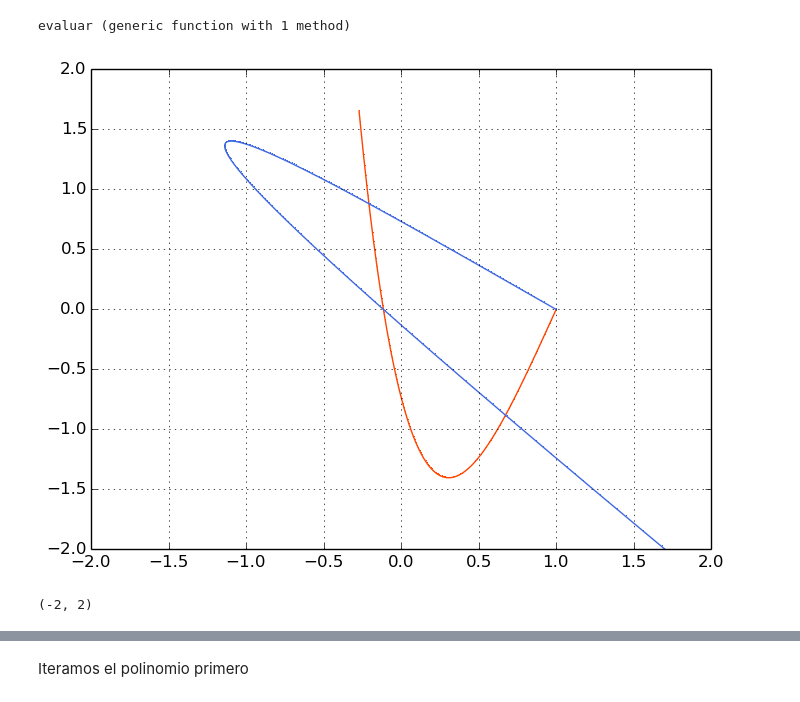
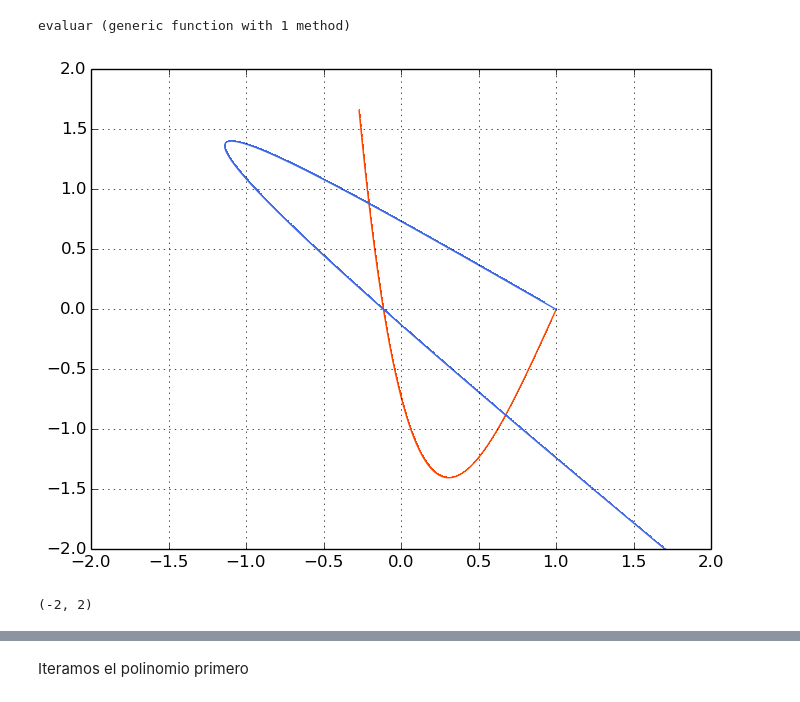
Before and after one commit to alvarezeve/Tesis-Variedades-Estables-e-inestables, a Jupyter notebook: Conjuntos fundamentales 2.ipynb, the cells around one changed output, grey strips where cells are left out. Drawn from its saved outputs; the diff is of its cells as text; code cells hidden in the pictures.

```diff
--- a/Conjuntos fundamentales 2.ipynb
+++ b/Conjuntos fundamentales 2.ipynb
@@ -43,8 +43,8 @@ jung2(x,y)=JungI(x,y,5.7)
 # %% [output]
 jung2 (generic function with 1 method)
 # %%
-#Orden = 86 #orden del polinomio
-Orden = 10
+Orden = 86 #orden del polinomio
+#Orden = 10
 #a = parse(BigFloat,"3.4") #por si queremos hacerlo con bigfloat
 #x_f = parse(BigFloat,"1.")
 #y_f= parse(BigFloat,"0.")
@@ -87,10 +87,10 @@ end
 # %% [output]
 evaluar (generic function with 1 method)
 # %%
-evaluar([-.1,-4.], -0.025,  W_e[1],W_e[2],[1.,0.],"orangered")#graficamos en el espacio fase ## -15
-evaluar([.1,7.0], 0.025,  W_i[1],W_i[2],[1.,0.],"royalblue") ##23
+evaluar([-.1,-4.], -0.0025,  W_e[1],W_e[2],[1.,0.],"orangered")#graficamos en el espacio fase ## -15
+evaluar([.1,7.0], 0.0025,  W_i[1],W_i[2],[1.,0.],"royalblue") ##23
 # %% [output]
-[figure, old version]
+[figure, new version]
 (-2, 2)
 # %%
 #calculamos el error
```
Also changed, not shown: parts of 8 cells of this notebook, 2 other files.
